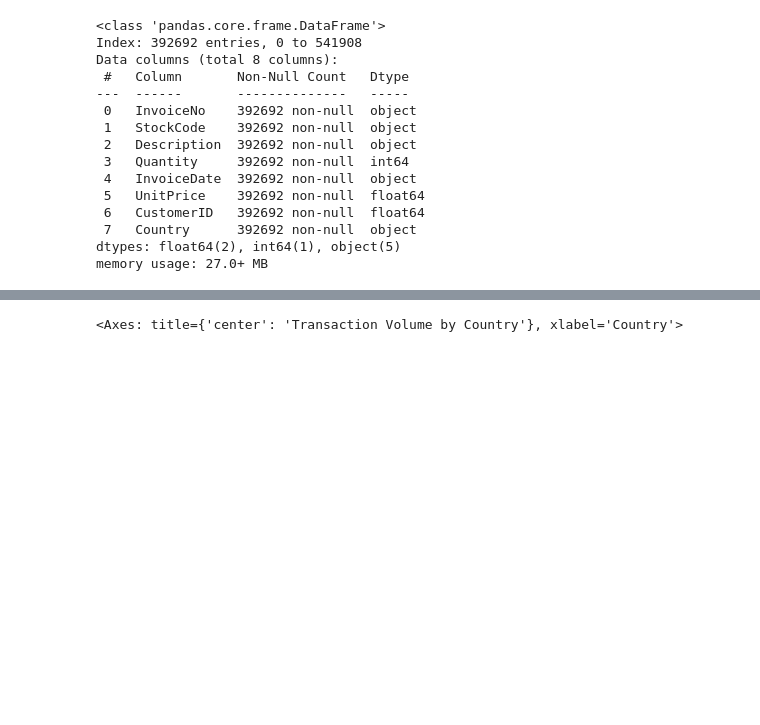
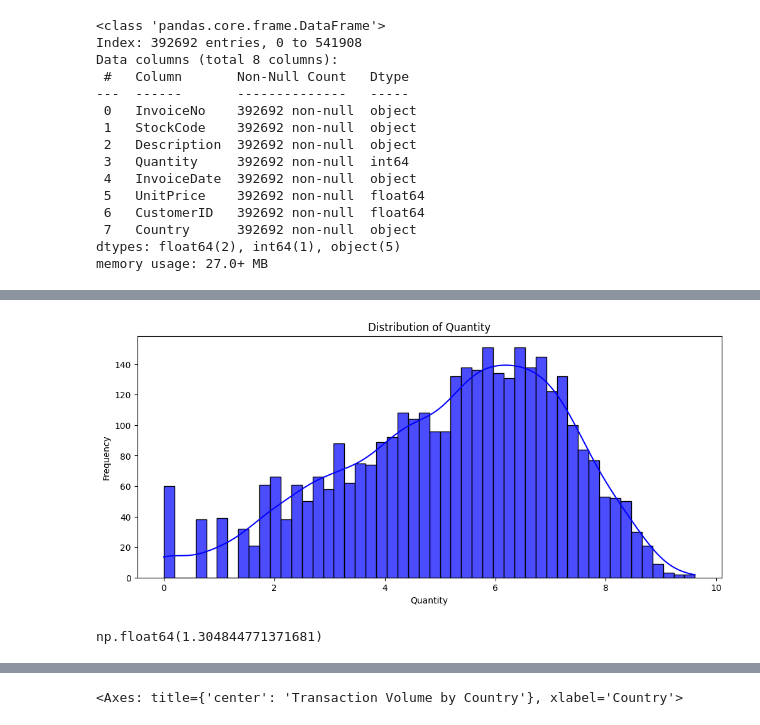
Before and after one commit to santhoshnagendrarajan-ship-it/Shopper-Spectrum4, a Jupyter notebook: or.ipynb, the cells around one changed output, grey strips where cells are left out. Cells and saved outputs as stored; diff of their text form; code cells hidden in the pictures; blank space fills up the shorter version.

```diff
--- a/or.ipynb
+++ b/or.ipynb
@@ -112,0 +176,14 @@ data = data[
+# %%
+import matplotlib.pyplot as plt
+import seaborn as sns
+import numpy as np
+plt.figure(figsize=(12, 5))
+sns.histplot(np.log(data.groupby('Description')['Quantity'].sum()), bins=50, color='blue', alpha=0.7,kde=True)
+plt.xlabel('Quantity')
+plt.ylabel('Frequency')
+plt.title('Distribution of Quantity')
+plt.show()
+display(np.log(data.groupby('Description')['Quantity'].sum().skew()) )
+# %% [output]
+[figure, added]
+np.float64(1.304844771371681)
```
Also changed, not shown: parts of 16 cells of this notebook, 2 other files.
